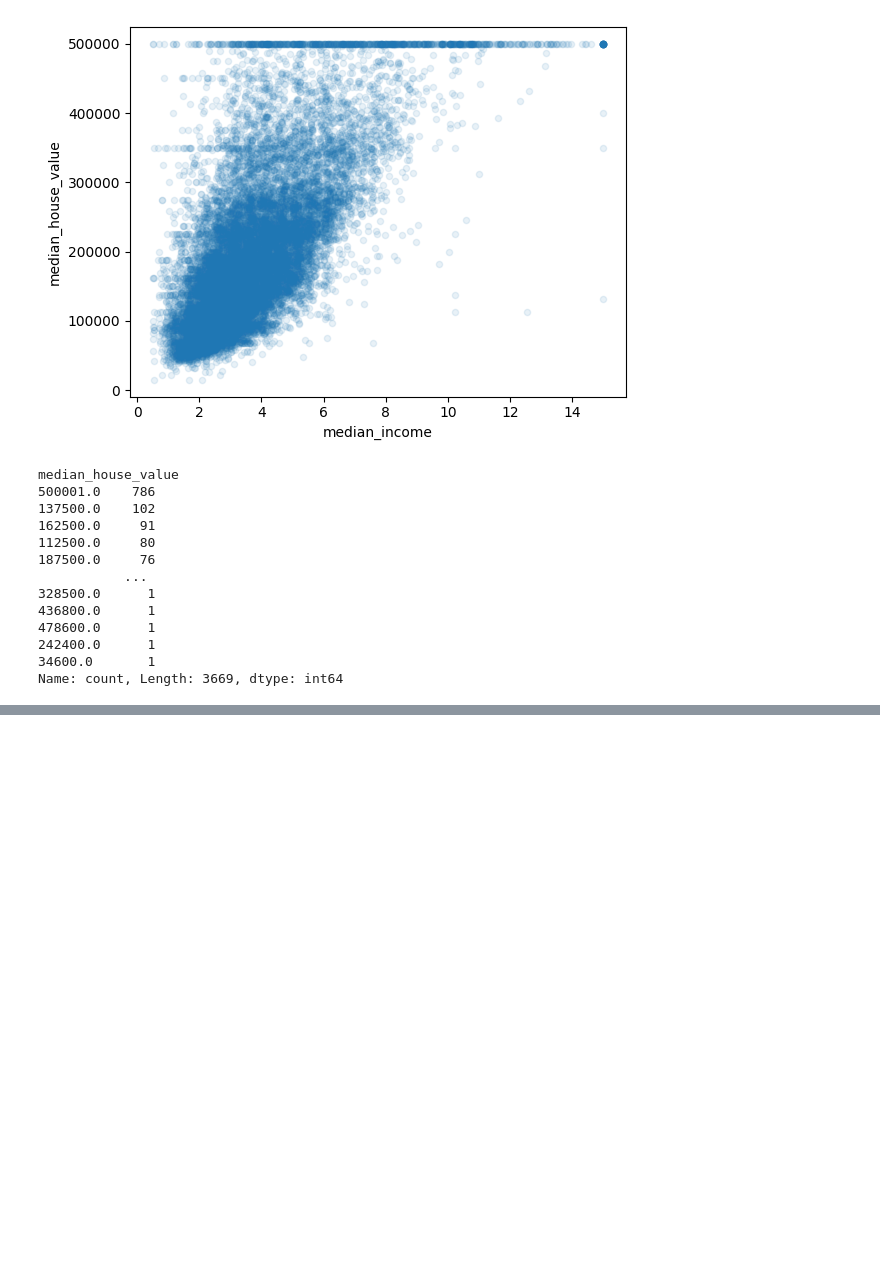
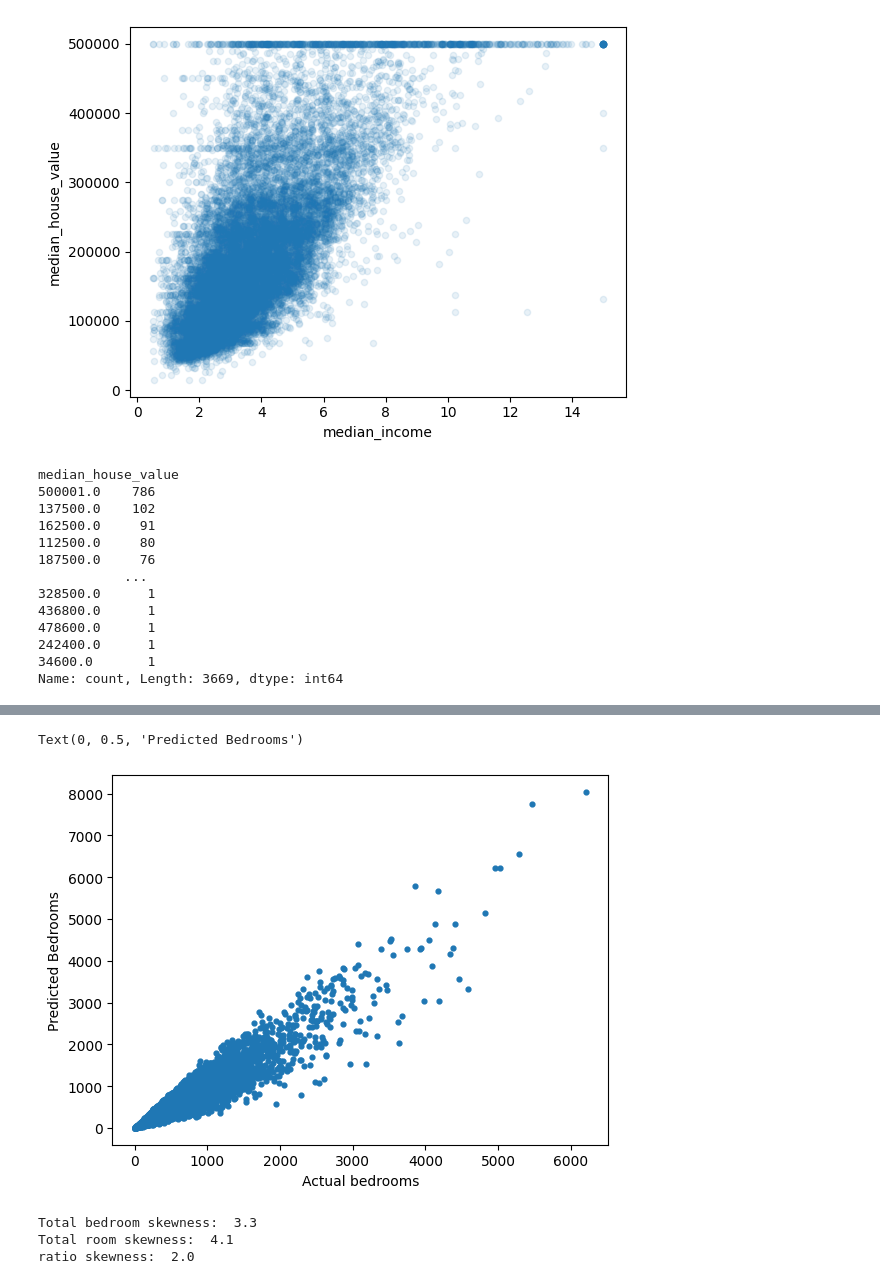
Before and after one commit to ilijahristov/machine-learning, a Jupyter notebook: housing_california/housing.ipynb, the cells around one changed output, grey strips where cells are left out. Saved outputs shown, nothing was run; the diff lists cells and outputs as text; code cells hidden in the pictures; blank space fills up the shorter version.

```diff
--- a/housing_california/housing.ipynb
+++ b/housing_california/housing.ipynb
@@ -209,0 +280,18 @@ Name: count, Length: 3669, dtype: int64
+# %%
+"""
+    Imputing the data that has missing rows for total_bedrooms,
+    even tough the total number of missing values accounts only 1%
+    of the total overall datasize, lets impute it either way,
+    we do this by finding the ratio: median(total_bedrooms / total_rooms)
+    and then adding it to each missing column via,
+    total_bedrooms_missing_column = total_rooms * ratio
+"""
+
+ratio = (housing['total_bedrooms'] / housing['total_rooms']).median()
+
+
+housing_ratio = housing.copy()
+
+housing_ratio['total_bedrooms'] = (housing_ratio['total_rooms']*ratio).round(0)
+
+housing_ratio.sort_index().head()
@@ -209,0 +310,19 @@ Name: count, Length: 3669, dtype: int64
+# %%
+plt.scatter(housing['total_bedrooms'], housing_ratio['total_bedrooms'], s=12)
+plt.xlabel('Actual bedrooms')
+plt.ylabel('Predicted Bedrooms')
+# %% [output]
+Text(0, 0.5, 'Predicted Bedrooms')
+[figure, added]
+# %%
+total_bedrooms_skew = housing['total_bedrooms'].skew().round(1)
+total_rooms_skew = housing['total_rooms'].skew().round(1)
+ratio_skew = (housing['total_bedrooms'] / housing['total_rooms']).skew().round(1)
+
+print("Total bedroom skewness: ", total_bedrooms_skew)
+print("Total room skewness: ", total_rooms_skew)
+print("ratio skewness: ", ratio_skew)
+# %% [output]
+Total bedroom skewness:  3.3
+Total room skewness:  4.1
+ratio skewness:  2.0
```
Also changed, not shown: parts of 16 cells of this notebook.
